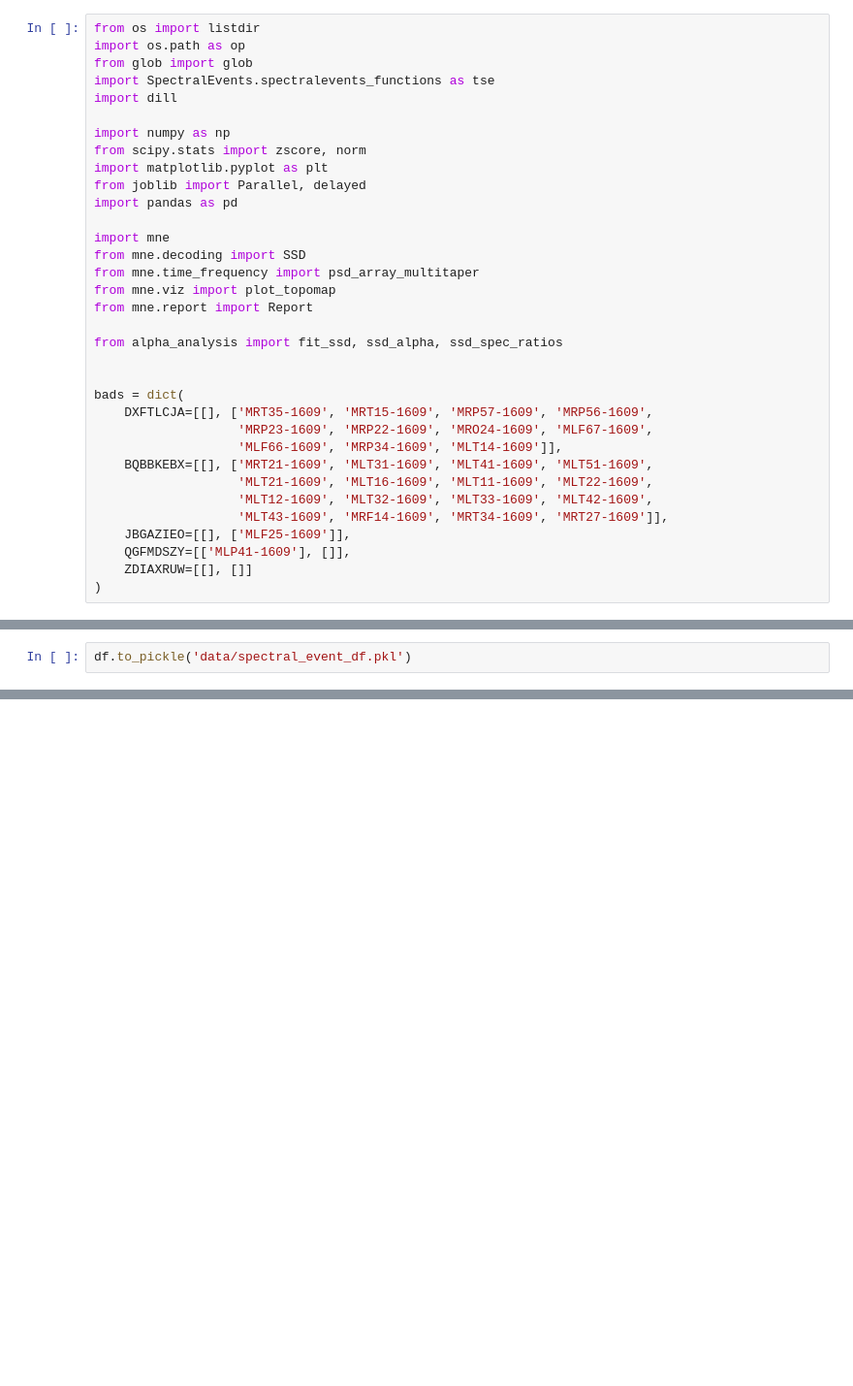
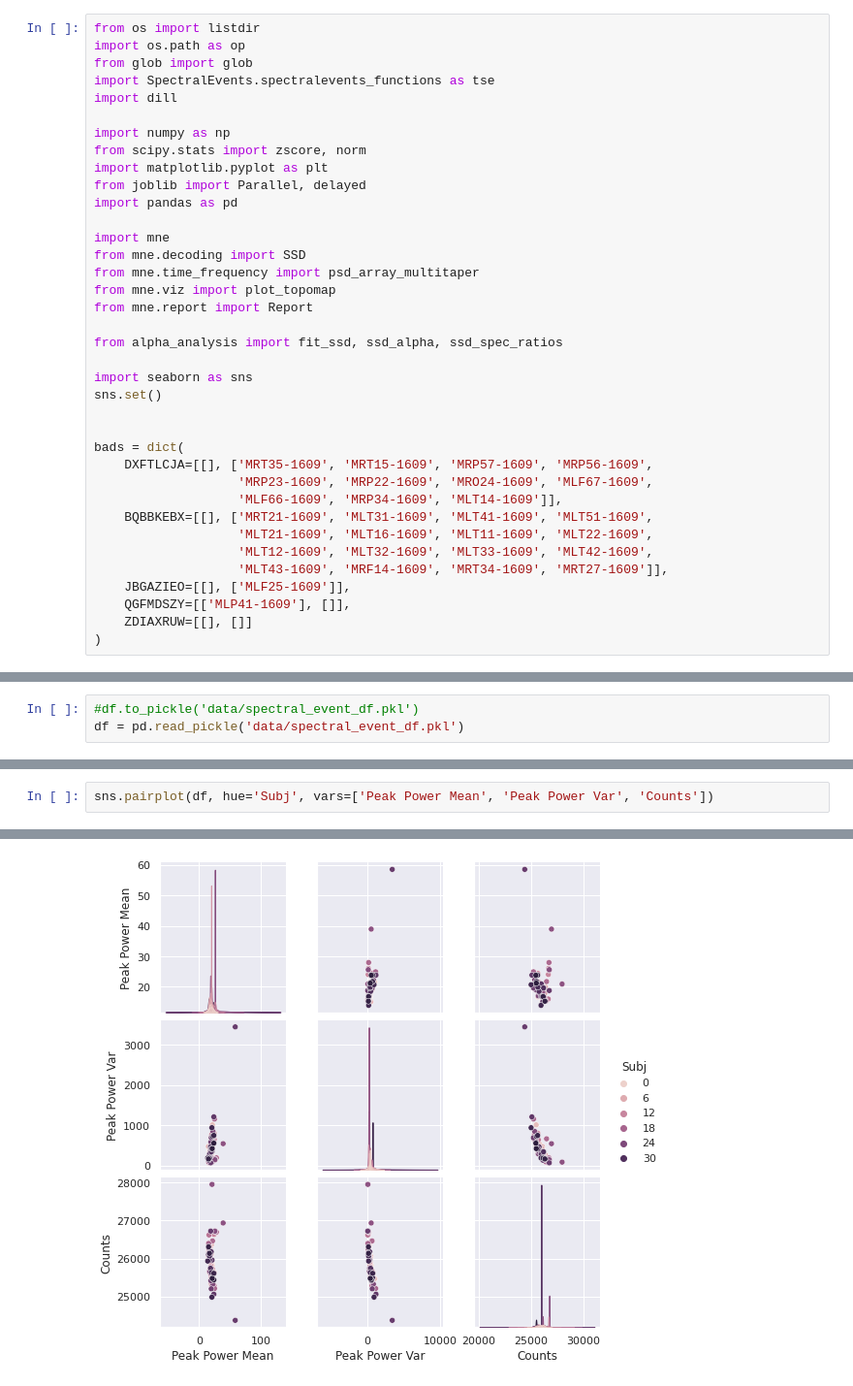
Before and after one commit to ntolley/biomag_spectral_events, a Jupyter notebook: spectral_events.ipynb, the cells around one changed output, grey strips where cells are left out. Shown at 97% size. Cells and saved outputs as stored; diff of their text form; blank space fills up the shorter version.

```diff
--- a/spectral_events.ipynb
+++ b/spectral_events.ipynb
@@ -19,6 +19,9 @@ from mne.report import Report
 
 from alpha_analysis import fit_ssd, ssd_alpha, ssd_spec_ratios
 
+import seaborn as sns
+sns.set()
+
 
 bads = dict(
     DXFTLCJA=[[], ['MRT35-1609', 'MRT15-1609', 'MRP57-1609', 'MRP56-1609',
@@ -262,2 +206,3 @@ IndexError: too many indices for array
 # %%
-df.to_pickle('data/spectral_event_df.pkl')
+#df.to_pickle('data/spectral_event_df.pkl')
+df = pd.read_pickle('data/spectral_event_df.pkl')
@@ -273,0 +209,3 @@ df
+# %%
+sns.pairplot(df, hue='Subj', vars=['Peak Power Mean', 'Peak Power Var', 'Counts'])
+# %% [output]
@@ -273,0 +213 @@ df
+[figure, added]
```
Also changed, not shown: parts of 15 cells of this notebook.
